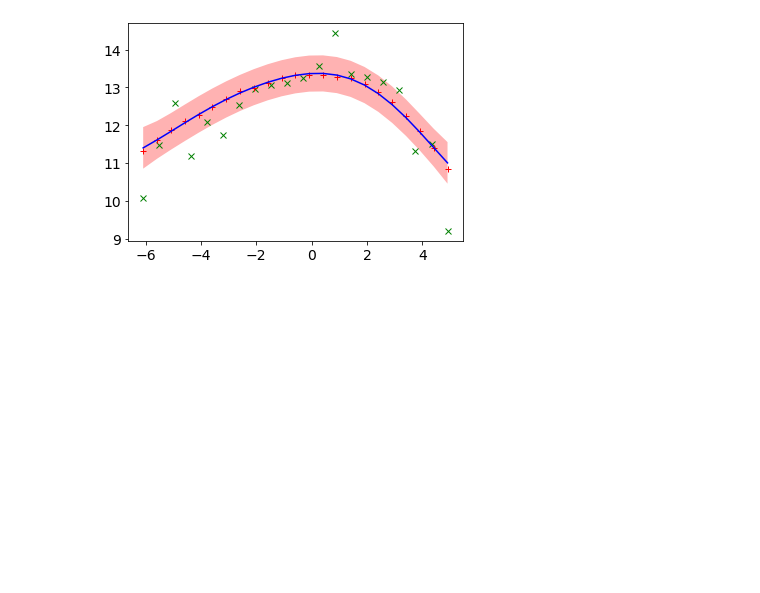
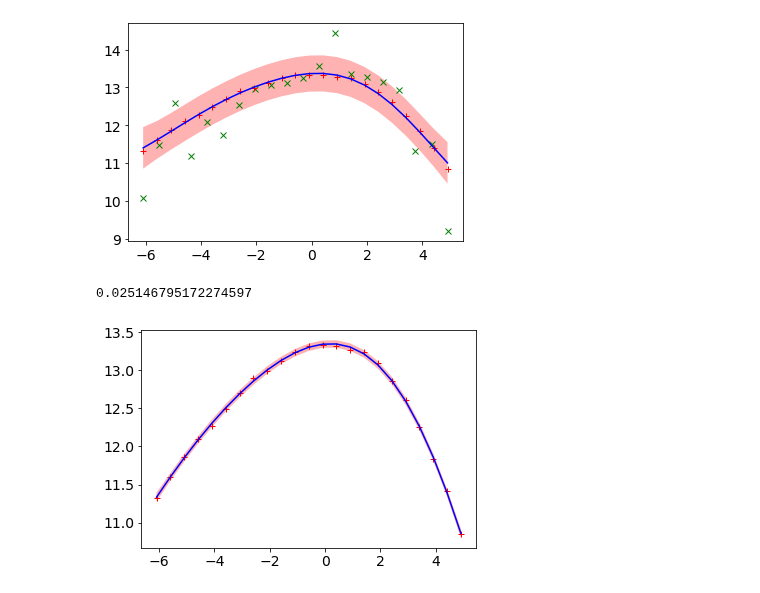
Before and after one commit to joshnevin/physics_enhanced_GPs, a Jupyter notebook: GN_model_hyperparam_exploration.ipynb, the cells around one changed output. Saved outputs shown, nothing was run; the diff lists cells and outputs as text; code cells hidden in the pictures; blank space fills up the shorter version.

```diff
--- a/GN_model_hyperparam_exploration.ipynb
+++ b/GN_model_hyperparam_exploration.ipynb
@@ -59,6 +59,17 @@ def train_phys_gp(pch, pch_phys, snr, snr_phys):
     theta_phys = gpr_phys.kernel_.theta
     lml_phys = gpr_phys.log_marginal_likelihood()
     return mu_sk_phys, std_sk_phys, theta_phys, lml_phys
+def train_standard_gp(pch, snr):
+    pch = pch.reshape(-1, 1)  # needed for SK learn input
+    snr = snr.reshape(-1,1)
+    kernel_sk = C(1, (1e-5, 1e5)) * RBF(1, (1e-5, 1e5)) +  W(1, (1e-5,1e5))
+    gpr = GaussianProcessRegressor(kernel=kernel_sk, n_restarts_optimizer = 20, normalize_y=True)
+    gpr.fit(pch, snr)
+    mu_sk, std_sk = gpr.predict(pch, return_std=True)
+    std_sk = np.reshape(std_sk,(np.size(std_sk), 1))
+    theta = gpr.kernel_.theta
+    lml = gpr.log_marginal_likelihood()
+    return mu_sk, std_sk, theta, lml
 # %%
 pch_shifted = shift_pch(pch, 1.2)
 # %%
@@ -78,4 +89,22 @@ plt.fill(np.concatenate([pch_shifted, pch_shifted[::-1]]),
 plt.show()
 # %% [output]
 [figure]
+# %%
+mu_sk, std_sk, theta, lml = train_standard_gp(pch_shifted, snr)
+mu_sk_p2 = mu_sk + 2*std_sk
+mu_sk_n2 = mu_sk - 2*std_sk
+# %%
+np.mean(std_sk)
+# %% [output]
+0.025146795172274597
+# %%
+plt.plot(pch_shifted, snr, 'r+')
+plt.plot(pch_shifted, mu_sk, 'b-')
+plt.fill(np.concatenate([pch_shifted, pch_shifted[::-1]]),
+            np.concatenate([mu_sk_p2,
+                            (mu_sk_n2)[::-1]]),
+            alpha=0.3, fc='r', ec='None', label='2$\sigma$ confidence')
+plt.show()
+# %% [output]
+[figure, added]
 # %%
```
Also changed, not shown: parts of 20 cells of this notebook, 2 other files.
